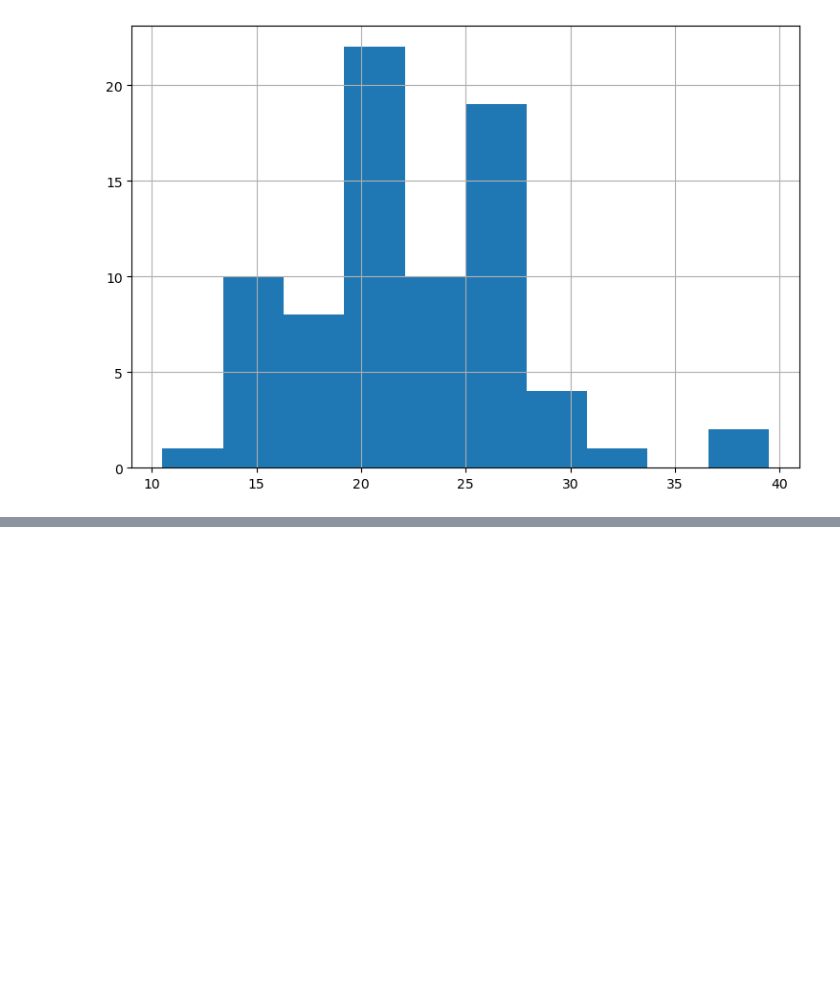
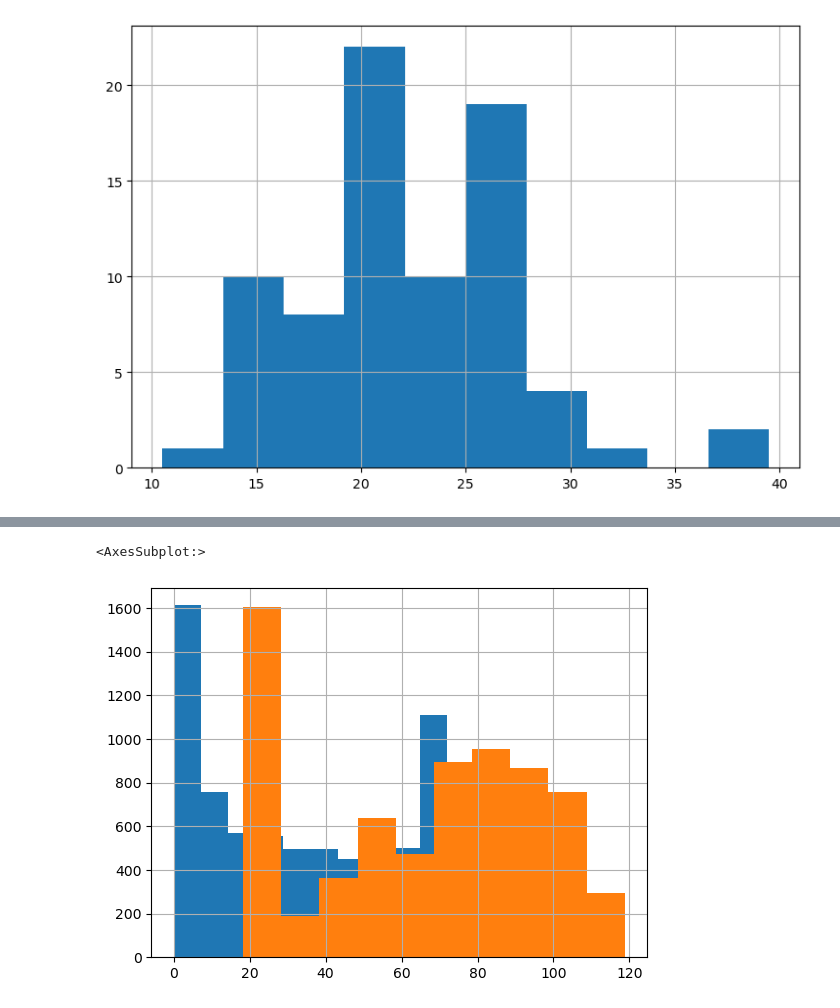
Before and after one commit to manuel-salazar1/statistics-exercises, a Jupyter notebook: hypothesis_testing.ipynb, the cells around one changed output, grey strips where cells are left out. Cells and saved outputs as stored; diff of their text form; code cells hidden in the pictures; blank space fills up the shorter version.

```diff
--- a/hypothesis_testing.ipynb
+++ b/hypothesis_testing.ipynb
@@ -378,0 +458,6 @@ manual_mpg.hist()
+# %%
+telco_churn.tenure.hist()
+telco_churn.monthly_charges.hist()
+# %% [output]
+<AxesSubplot:>
+[figure, added]
```
Also changed, not shown: parts of 69 cells of this notebook.
